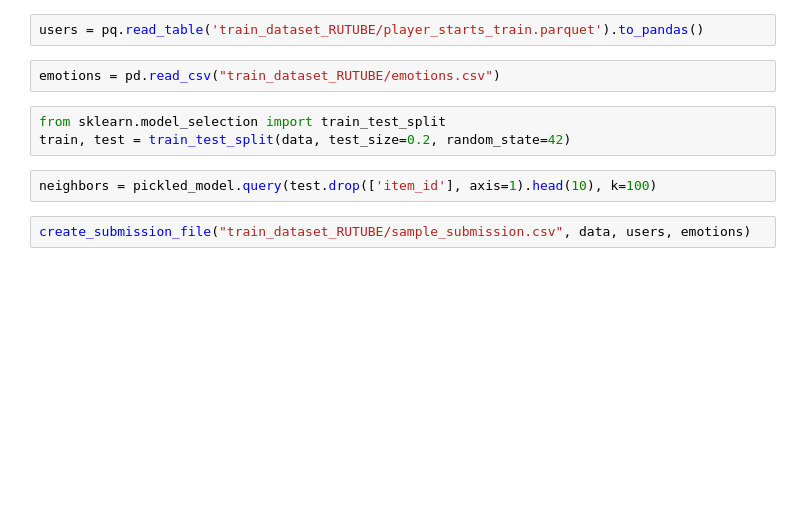
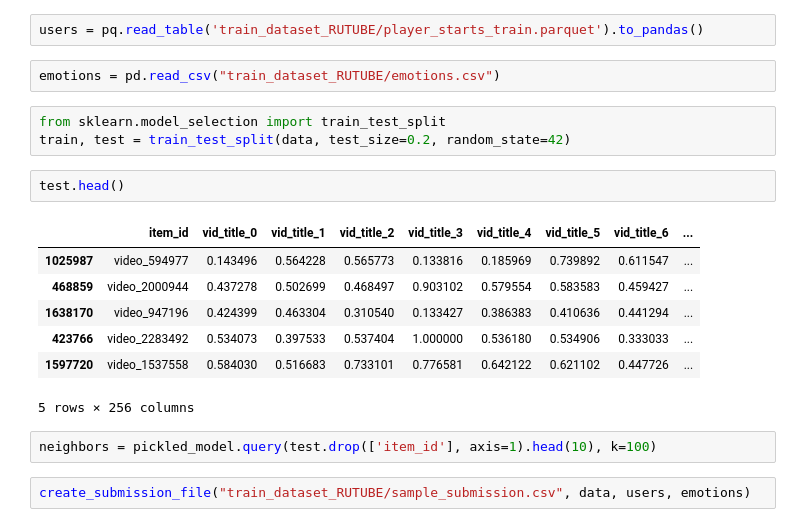
Before and after one commit to Alexandr-Fox/Hacks-Kazan, a Jupyter notebook: solution.ipynb, the cells around one changed output. Saved outputs shown, nothing was run; the diff lists cells and outputs as text; blank space fills up the shorter version.

```diff
--- a/solution.ipynb
+++ b/solution.ipynb
@@ -201,6 +202,16 @@ emotions = pd.read_csv("train_dataset_RUTUBE/emotions.csv")
 # %%
 from sklearn.model_selection import train_test_split
 train, test = train_test_split(data, test_size=0.2, random_state=42)
+# %%
+test.head()
+# %% [output]
+|  | item_id | vid_title_0 | vid_title_1 | vid_title_2 | vid_title_3 | vid_title_4 | vid_title_5 | vid_title_6 | ... |
+| 1025987 | video_594977 | 0.143496 | 0.564228 | 0.565773 | 0.133816 | 0.185969 | 0.739892 | 0.611547 | ... |
+| 468859 | video_2000944 | 0.437278 | 0.502699 | 0.468497 | 0.903102 | 0.579554 | 0.583583 | 0.459427 | ... |
+| 1638170 | video_947196 | 0.424399 | 0.463304 | 0.310540 | 0.133427 | 0.386383 | 0.410636 | 0.441294 | ... |
+| 423766 | video_2283492 | 0.534073 | 0.397533 | 0.537404 | 1.000000 | 0.536180 | 0.534906 | 0.333033 | ... |
+| 1597720 | video_1537558 | 0.584030 | 0.516683 | 0.733101 | 0.776581 | 0.642122 | 0.621102 | 0.447726 | ... |
+5 rows × 256 columns
 # %%
 neighbors = pickled_model.query(test.drop(['item_id'], axis=1).head(10), k=100)
 # %%
```
Also changed, not shown: parts of 5 cells of this notebook.
